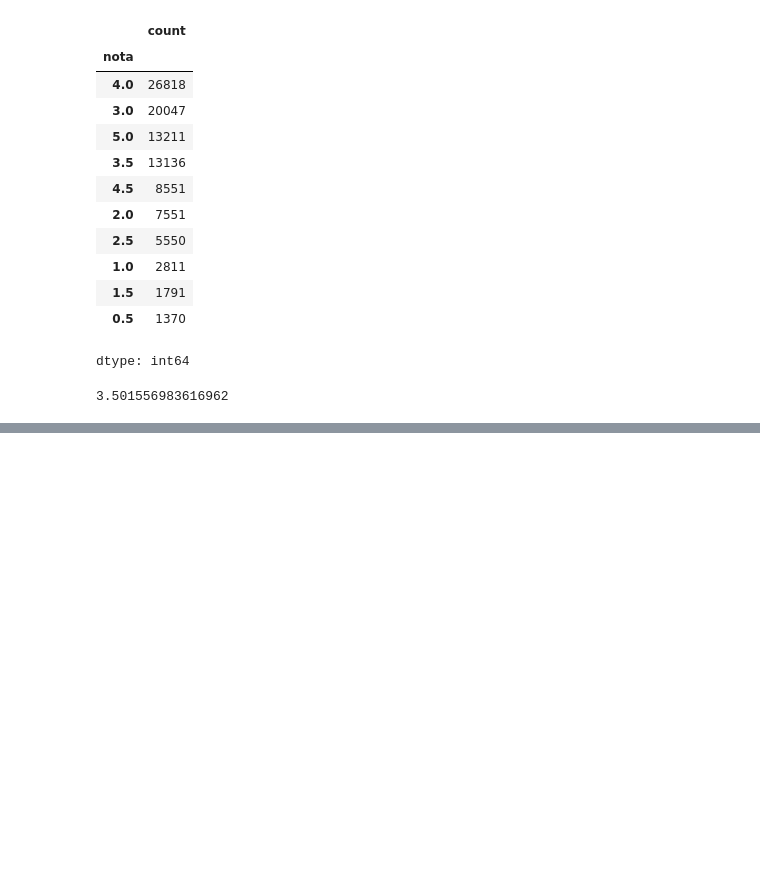
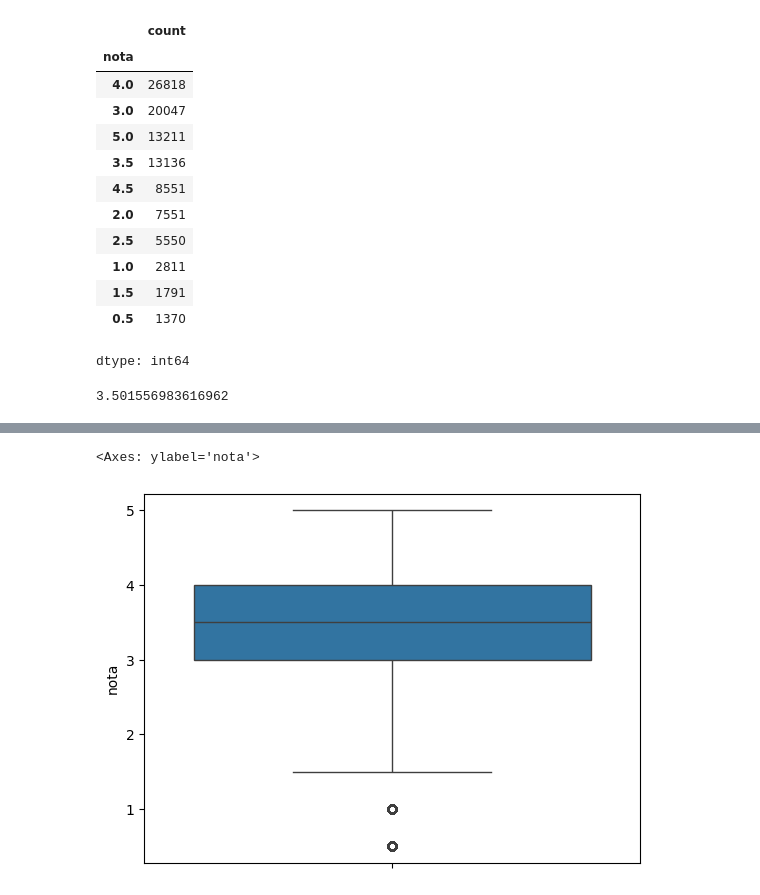
Before and after one commit to rgrAndrade/DataDive, a Jupyter notebook: DataDive.ipynb, the cells around one changed output, grey strips where cells are left out. Drawn from its saved outputs; the diff is of its cells as text; code cells hidden in the pictures; blank space fills up the shorter version.

```diff
--- a/DataDive.ipynb
+++ b/DataDive.ipynb
@@ -59,0 +90,7 @@ notas.nota.mean()
+# %%
+import seaborn as sns
+
+sns.boxplot(notas["nota"])
+# %% [output]
+<Axes: ylabel='nota'>
+[figure, added]
```
Also changed, not shown: parts of 21 cells of this notebook.
